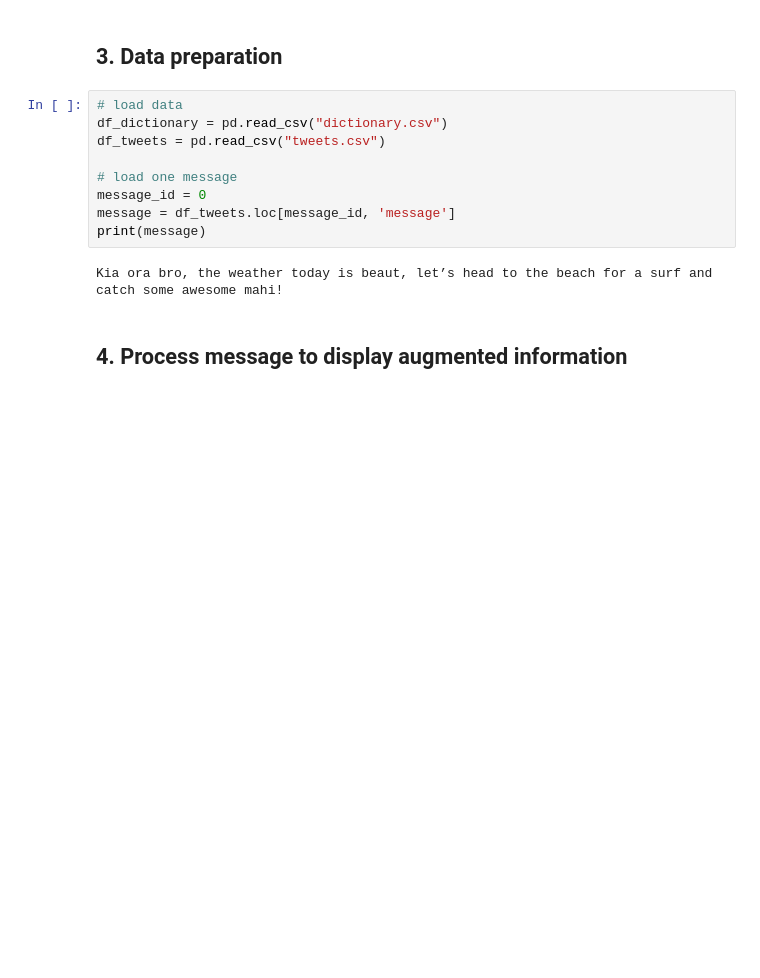
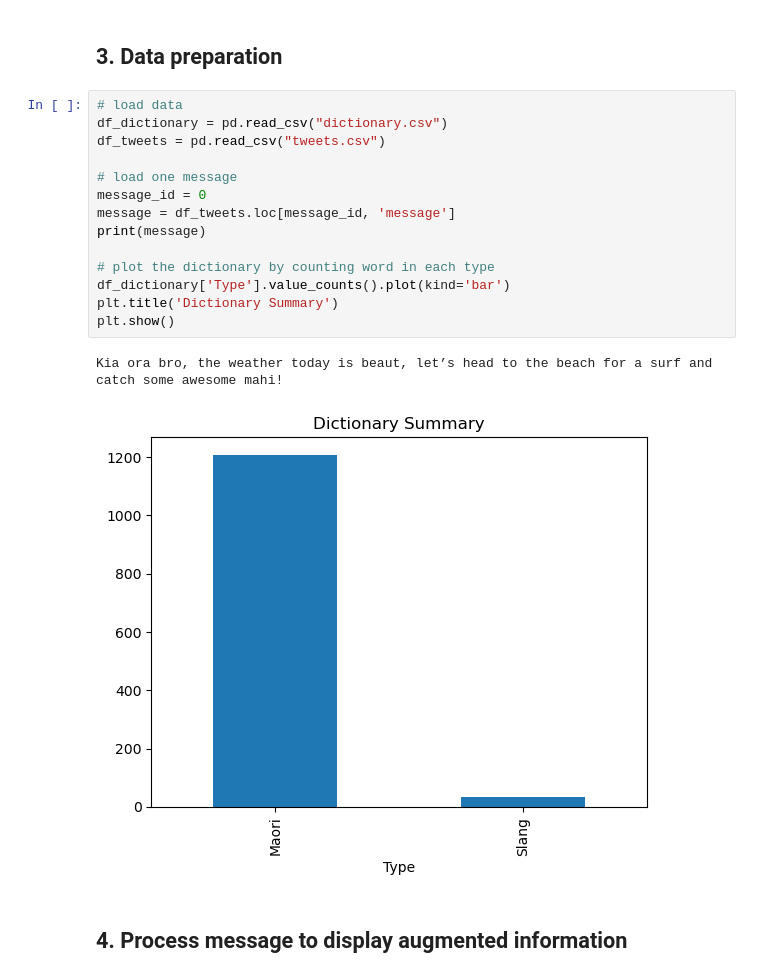
Before and after one commit to UdithaMayadunna/DATA417_Group_Project, a Jupyter notebook: notebook.ipynb, the cells around one changed output. Saved outputs shown, nothing was run; the diff lists cells and outputs as text; blank space fills up the shorter version.

```diff
--- a/notebook.ipynb
+++ b/notebook.ipynb
@@ -66,14 +66,20 @@ def preprocess(text):
 # %%
 # load data
 df_dictionary = pd.read_csv("dictionary.csv")
 df_tweets = pd.read_csv("tweets.csv")
 
 # load one message
 message_id = 0
 message = df_tweets.loc[message_id, 'message']
 print(message)
+
+# plot the dictionary by counting word in each type
+df_dictionary['Type'].value_counts().plot(kind='bar')
+plt.title('Dictionary Summary')
+plt.show()
 # %% [output]
 Kia ora bro, the weather today is beaut, let’s head to the beach for a surf and catch some awesome mahi!
+[figure, added]
 # %% [markdown]
 ## 4. Process message to display augmented information
 # %%
```
Also changed, not shown: parts of 2 cells of this notebook.
